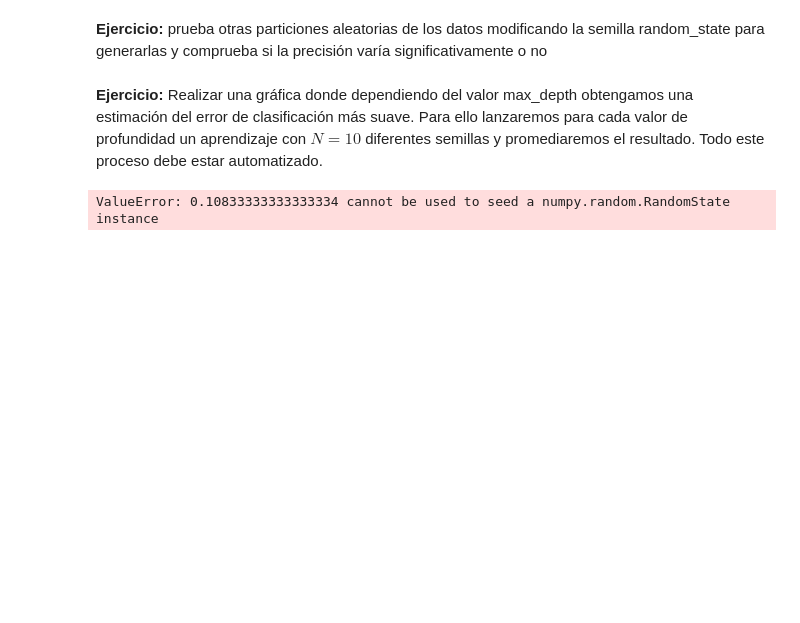
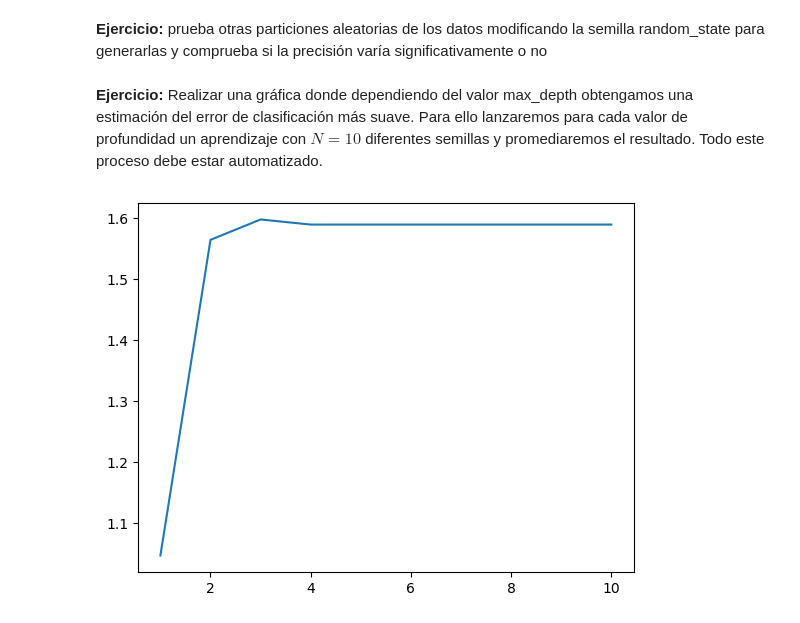
Before and after one commit to pablogl2002/CURSO3, a Jupyter notebook: PER/P1_S1/02_iris_dt.ipynb, the cells around one changed output. Saved outputs shown, nothing was run; the diff lists cells and outputs as text; code cells hidden in the pictures; blank space fills up the shorter version.

```diff
--- a/PER/P1_S1/02_iris_dt.ipynb
+++ b/PER/P1_S1/02_iris_dt.ipynb
@@ -81,21 +81,22 @@ Los árboles de decisión son por lo general muy inestables; esto es, una peque
 # %%
 y = [23,34,45,56,67,78,89,90,13,24]
 x = [1,2,3,4,5,10]
+res = []
 for e in x:
     acc = 0
     for s in y:
 
         X_train, X_test, y_train, y_test = train_test_split(
             iris.data, iris.target, test_size=0.4, shuffle=True, random_state=s)
 
         dt = DecisionTreeClassifier(max_depth=e, random_state=s)
         dt.fit(X_train, y_train)
         y_pred = dt.predict(X_test)
         acc += accuracy_score(y_test, y_pred)
-    y.append(acc/len(x))
+    res.append(acc/len(x))
         #print(f"la precision es {acc}")
 
-plt.plot(x,y, label="linear")
+plt.plot(x,res, label="linear")
 plt.show()
 # %% [output]
-ValueError: 0.10833333333333334 cannot be used to seed a numpy.random.RandomState instance
+[figure, added]
```
Also changed, not shown: 17 other files.
